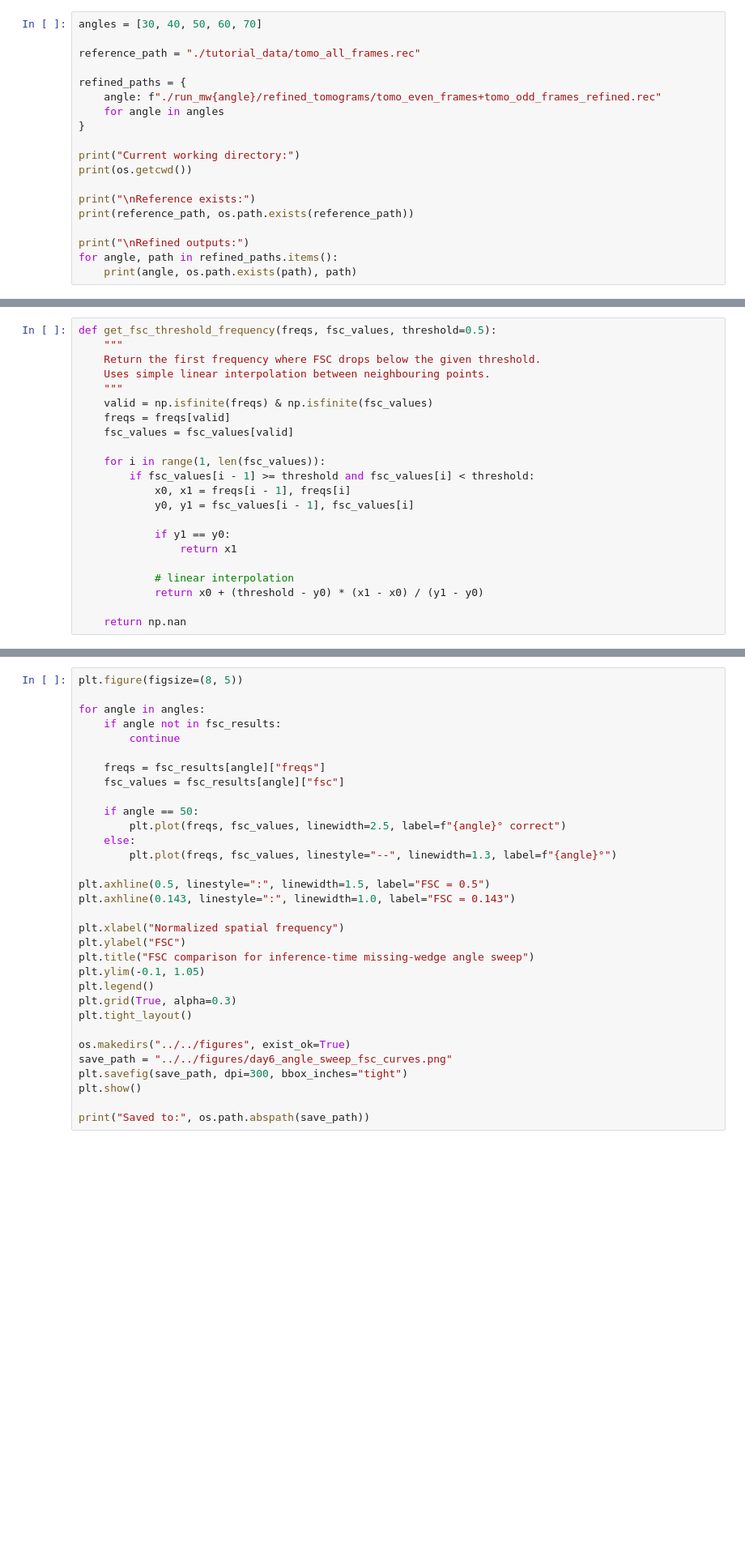
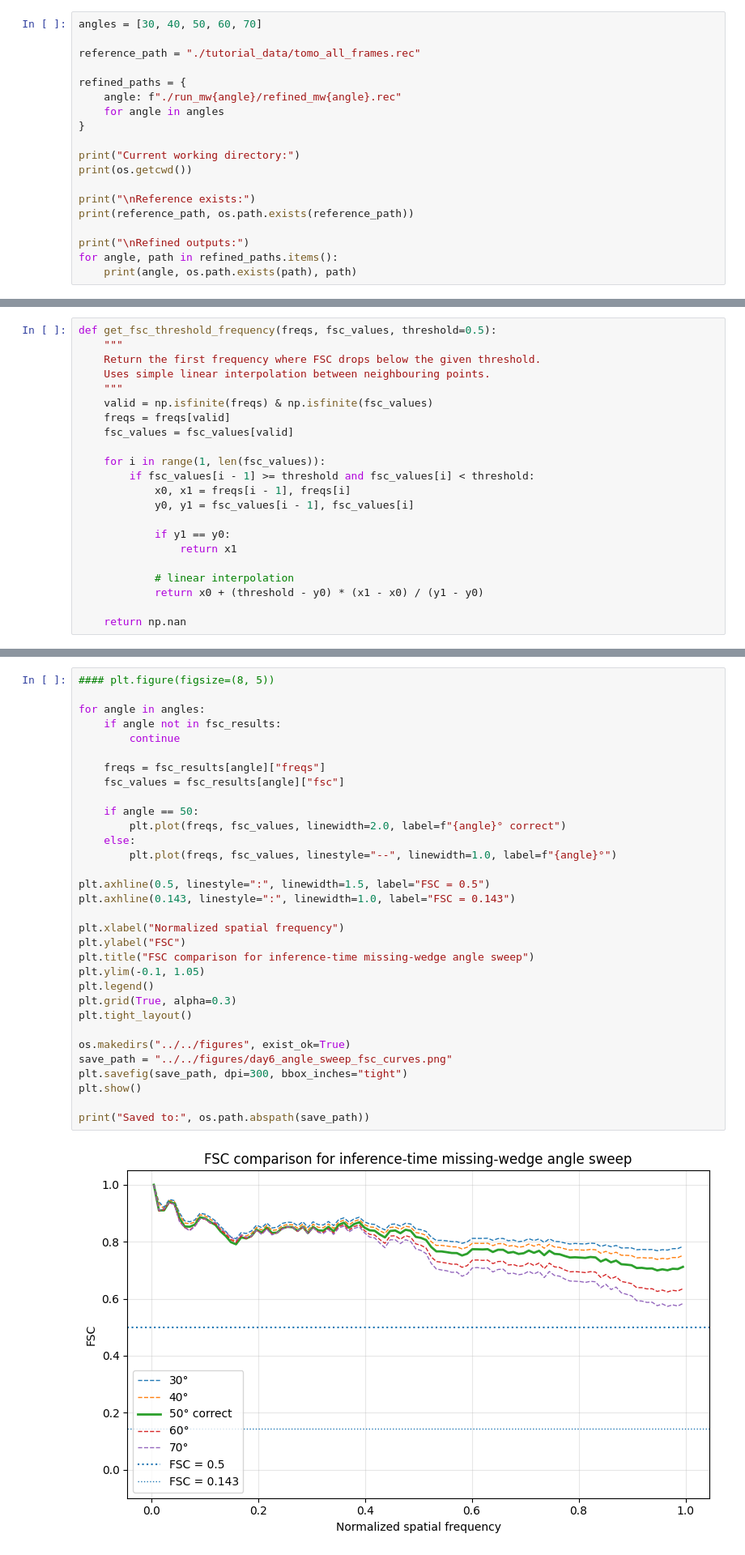
Before and after one commit to fabio-schneider-ch/semester-project-deepdewedge, a Jupyter notebook: notebooks/tutorial/Day6_Inference_Angle_Sweep.ipynb, the cells around one changed output, grey strips where cells are left out. Shown at 81% size. Drawn from its saved outputs; the diff is of its cells as text; blank space fills up the shorter version.

Commit message:
Updating log and notes aswell as adding day 6 angle sweep plots and results

```diff
--- a/notebooks/tutorial/Day6_Inference_Angle_Sweep.ipynb
+++ b/notebooks/tutorial/Day6_Inference_Angle_Sweep.ipynb
@@ -20,7 +20,7 @@ angles = [30, 40, 50, 60, 70]
 reference_path = "./tutorial_data/tomo_all_frames.rec"
 
 refined_paths = {
-    angle: f"./run_mw{angle}/refined_tomograms/tomo_even_frames+tomo_odd_frames_refined.rec"
+    angle: f"./run_mw{angle}/refined_mw{angle}.rec"
     for angle in angles
 }
 
@@ -193,32 +203,34 @@ summary
 # %%
-plt.figure(figsize=(8, 5))
+#### plt.figure(figsize=(8, 5))
 
 for angle in angles:
     if angle not in fsc_results:
         continue
 
     freqs = fsc_results[angle]["freqs"]
     fsc_values = fsc_results[angle]["fsc"]
 
     if angle == 50:
-        plt.plot(freqs, fsc_values, linewidth=2.5, label=f"{angle}° correct")
+        plt.plot(freqs, fsc_values, linewidth=2.0, label=f"{angle}° correct")
     else:
-        plt.plot(freqs, fsc_values, linestyle="--", linewidth=1.3, label=f"{angle}°")
+        plt.plot(freqs, fsc_values, linestyle="--", linewidth=1.0, label=f"{angle}°")
 
 plt.axhline(0.5, linestyle=":", linewidth=1.5, label="FSC = 0.5")
 plt.axhline(0.143, linestyle=":", linewidth=1.0, label="FSC = 0.143")
 
 plt.xlabel("Normalized spatial frequency")
 plt.ylabel("FSC")
 plt.title("FSC comparison for inference-time missing-wedge angle sweep")
 plt.ylim(-0.1, 1.05)
 plt.legend()
 plt.grid(True, alpha=0.3)
 plt.tight_layout()
 
 os.makedirs("../../figures", exist_ok=True)
 save_path = "../../figures/day6_angle_sweep_fsc_curves.png"
 plt.savefig(save_path, dpi=300, bbox_inches="tight")
 plt.show()
 
 print("Saved to:", os.path.abspath(save_path))
+# %% [output]
+[figure, added]
```
Also changed, not shown: parts of 6 cells of this notebook, 4 other files.
